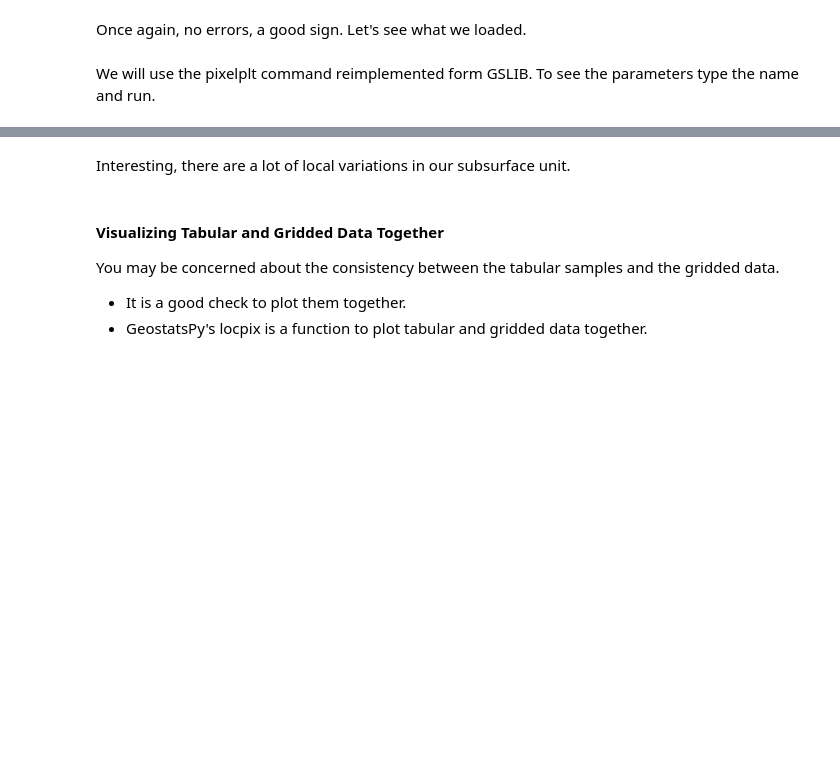
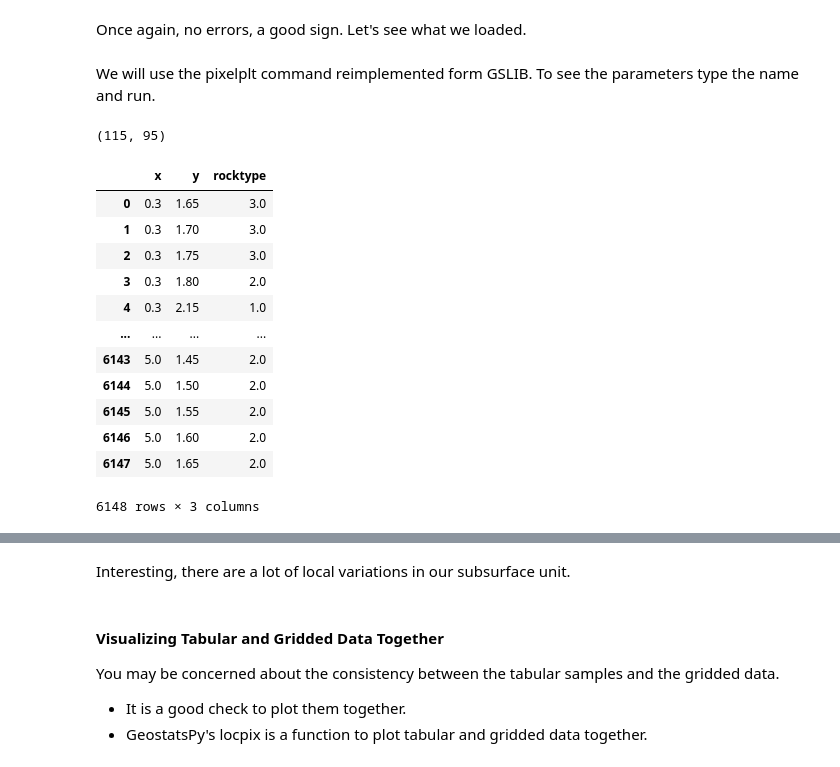
Before and after one commit to SENSE-UGent/E_I002454_Geostatistics, a Jupyter notebook: Notebooks/P1_EDA.ipynb, the cells around one changed output, grey strips where cells are left out. Drawn from its saved outputs; the diff is of its cells as text; code cells hidden in the pictures; blank space fills up the shorter version.

```diff
--- a/Notebooks/P1_EDA.ipynb
+++ b/Notebooks/P1_EDA.ipynb
@@ -651,3 +702,23 @@ We will use the pixelplt command reimplemented form GSLIB. To see the parameters
+# %%
+array_2d.shape
+# %% [output]
+(115, 95)
+# %%
+df_grid
+# %% [output]
+|  | x | y | rocktype |
+| 0 | 0.3 | 1.65 | 3.0 |
+| 1 | 0.3 | 1.70 | 3.0 |
+| 2 | 0.3 | 1.75 | 3.0 |
+| 3 | 0.3 | 1.80 | 2.0 |
+| 4 | 0.3 | 2.15 | 1.0 |
+| ... | ... | ... | ... |
+| 6143 | 5.0 | 1.45 | 2.0 |
+| 6144 | 5.0 | 1.50 | 2.0 |
+| 6145 | 5.0 | 1.55 | 2.0 |
+| 6146 | 5.0 | 1.60 | 2.0 |
+| 6147 | 5.0 | 1.65 | 2.0 |
+6148 rows × 3 columns
 # %%
 GSLIB.pixelplt_st(array_2d,
                   df_grid['x'].min(),df_grid['x'].max(),df_grid['y'].min(),df_grid['y'].max(), #we have to use the actual min and max values
```
Also changed, not shown: parts of 12 cells of this notebook, 2 other files.
